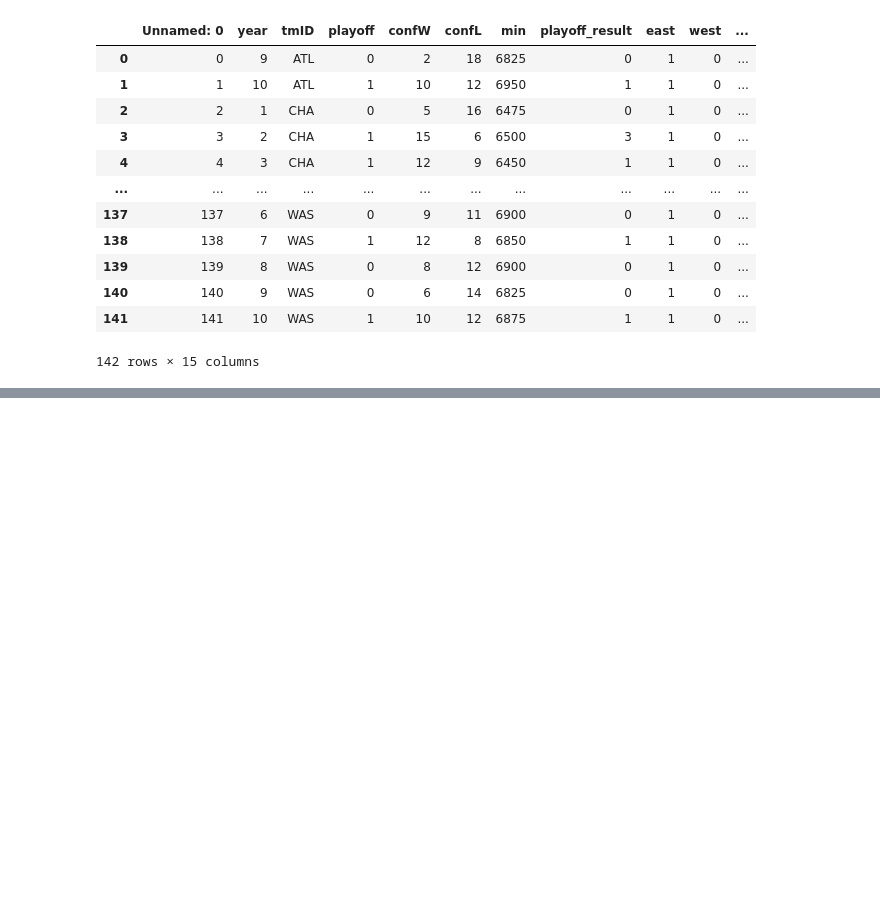
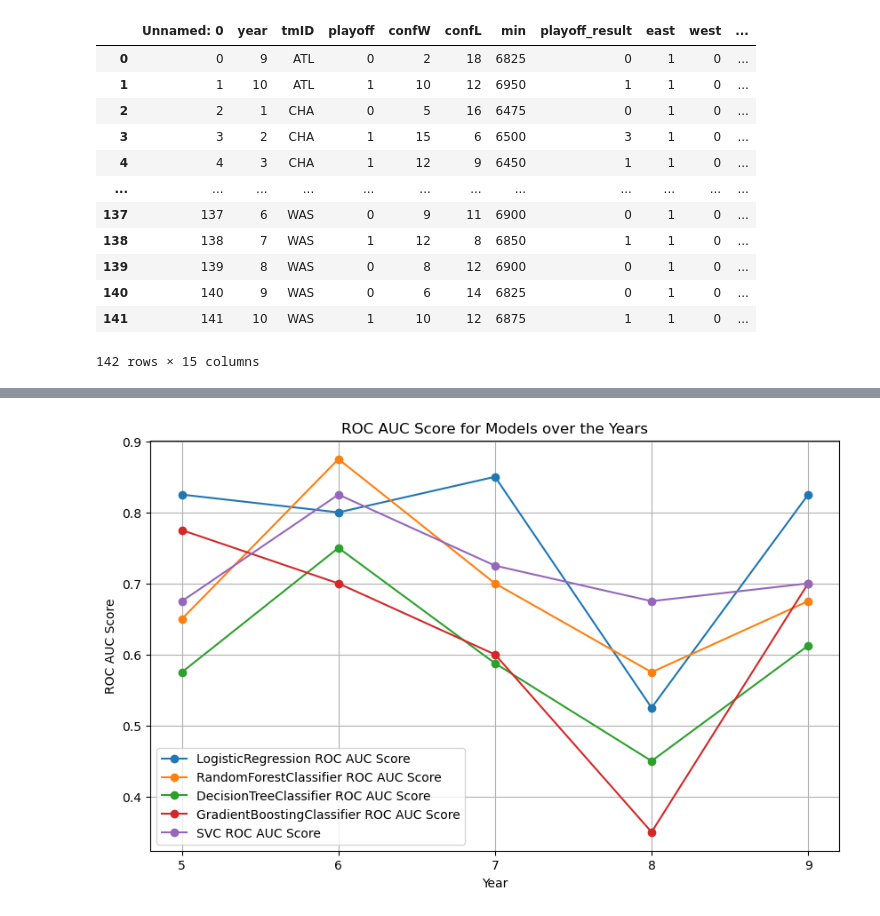
Before and after one commit to malu1608/AC, a Jupyter notebook: main.ipynb, the cells around one changed output, grey strips where cells are left out. Saved outputs shown, nothing was run; the diff lists cells and outputs as text; code cells hidden in the pictures; blank space fills up the shorter version.

```diff
--- a/main.ipynb
+++ b/main.ipynb
@@ -556,0 +438,16 @@ weighted avg       0.60      0.62      0.61        39
+# %%
+plt.figure(figsize=(10, 6))
+
+# Plot the ROC AUC scores for all models
+for model_name, roc_auc_list in roc_auc_scores.items():
+    plt.plot(test_years, roc_auc_list, marker='o', label=f'{model_name} ROC AUC Score')
+
+plt.title('ROC AUC Score for Models over the Years')
+plt.xlabel('Year')
+plt.ylabel('ROC AUC Score')
+plt.xticks(test_years)
+plt.legend()
+plt.grid(True)
+plt.show()
+# %% [output]
+[figure, added]
```
Also changed, not shown: parts of 37 cells of this notebook, 4 other files.
